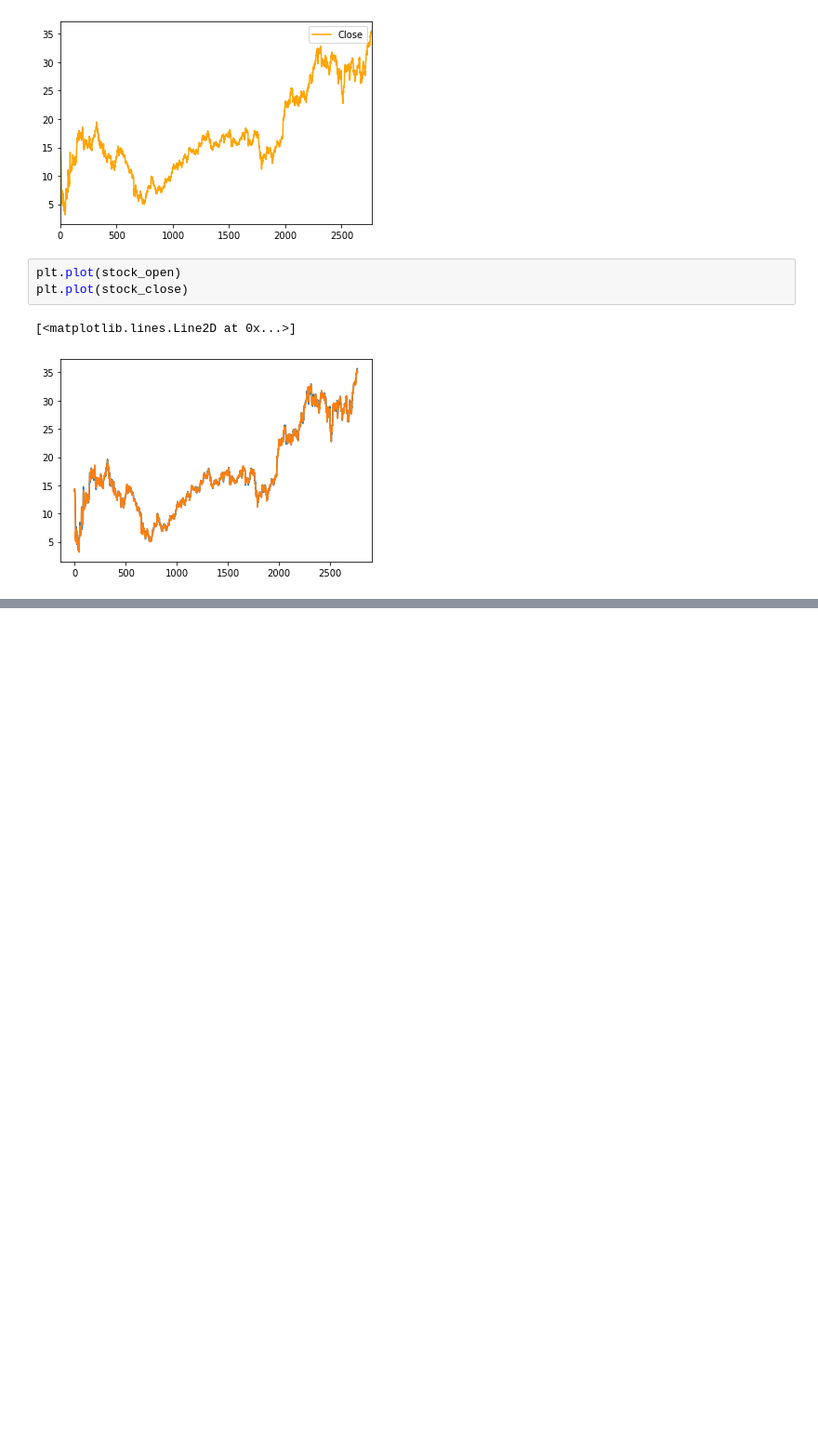
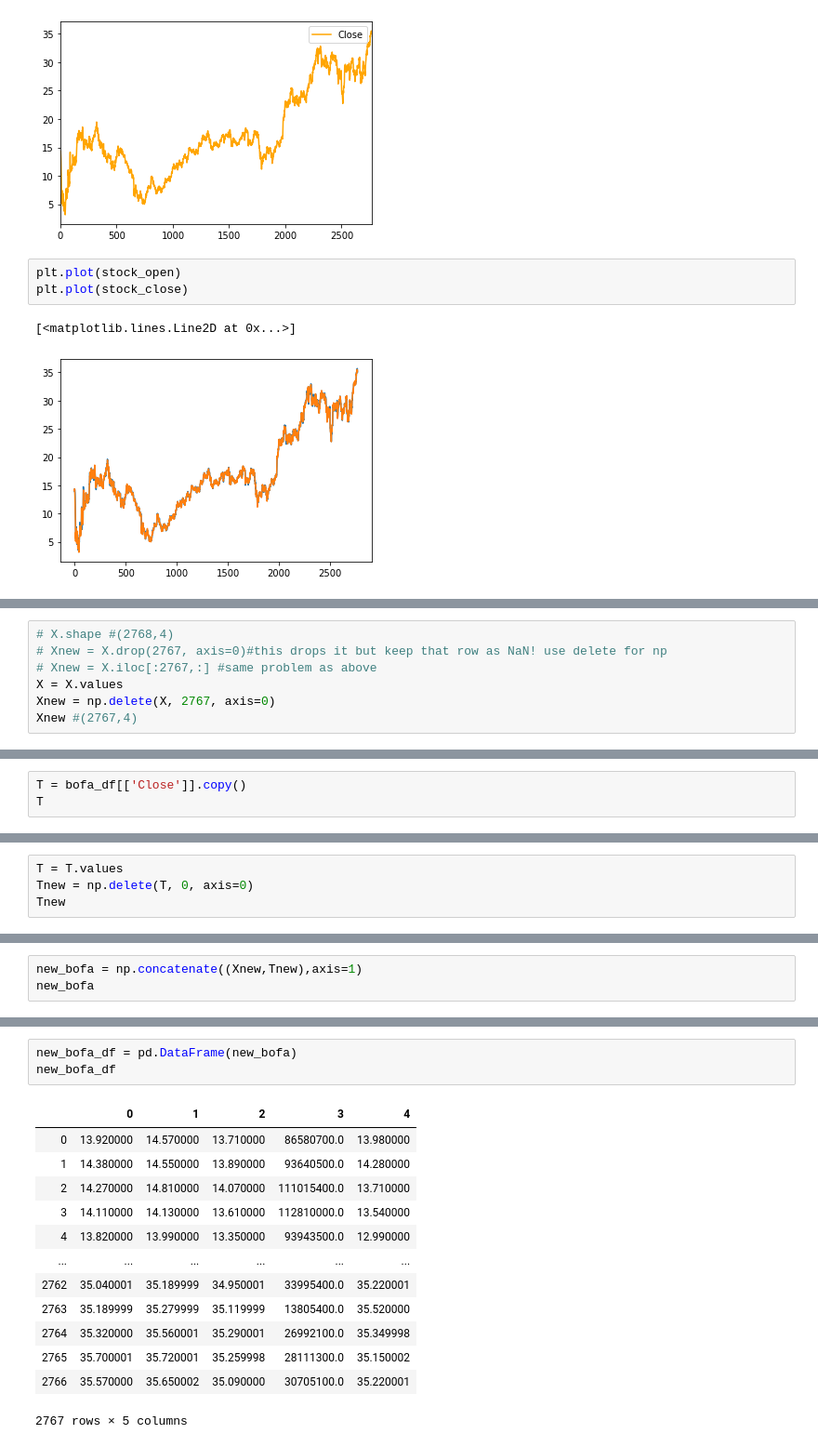
Before and after one commit to JerryCValentine/MachineLearning, a Jupyter notebook: BAC_Notebook.ipynb, the cells around one changed output, grey strips where cells are left out. Shown at 93% size. Saved outputs shown, nothing was run; the diff lists cells and outputs as text; blank space fills up the shorter version.

```diff
--- a/BAC_Notebook.ipynb
+++ b/BAC_Notebook.ipynb
@@ -83,0 +98,7 @@ NameError: name 'emumerate' is not defined
+# %%
+# X.shape #(2768,4)
+# Xnew = X.drop(2767, axis=0)#this drops it but keep that row as NaN! use delete for np
+# Xnew = X.iloc[:2767,:] #same problem as above
+X = X.values
+Xnew = np.delete(X, 2767, axis=0)
+Xnew #(2767,4)
@@ -83,0 +113,3 @@ NameError: name 'emumerate' is not defined
+# %%
+T = bofa_df[['Close']].copy()
+T
@@ -83,0 +130,4 @@ NameError: name 'emumerate' is not defined
+# %%
+T = T.values
+Tnew = np.delete(T, 0, axis=0)
+Tnew
@@ -83,0 +142,3 @@ NameError: name 'emumerate' is not defined
+# %%
+new_bofa = np.concatenate((Xnew,Tnew),axis=1)
+new_bofa
@@ -83,0 +159,17 @@ NameError: name 'emumerate' is not defined
+# %%
+new_bofa_df = pd.DataFrame(new_bofa)
+new_bofa_df
+# %% [output]
+|  | 0 | 1 | 2 | 3 | 4 |
+| 0 | 13.920000 | 14.570000 | 13.710000 | 86580700.0 | 13.980000 |
+| 1 | 14.380000 | 14.550000 | 13.890000 | 93640500.0 | 14.280000 |
+| 2 | 14.270000 | 14.810000 | 14.070000 | 111015400.0 | 13.710000 |
+| 3 | 14.110000 | 14.130000 | 13.610000 | 112810000.0 | 13.540000 |
+| 4 | 13.820000 | 13.990000 | 13.350000 | 93943500.0 | 12.990000 |
+| ... | ... | ... | ... | ... | ... |
+| 2762 | 35.040001 | 35.189999 | 34.950001 | 33995400.0 | 35.220001 |
+| 2763 | 35.189999 | 35.279999 | 35.119999 | 13805400.0 | 35.520000 |
+| 2764 | 35.320000 | 35.560001 | 35.290001 | 26992100.0 | 35.349998 |
+| 2765 | 35.700001 | 35.720001 | 35.259998 | 28111300.0 | 35.150002 |
+| 2766 | 35.570000 | 35.650002 | 35.090000 | 30705100.0 | 35.220001 |
+2767 rows × 5 columns
```
Also changed, not shown: parts of 25 cells of this notebook, 1 other file.
